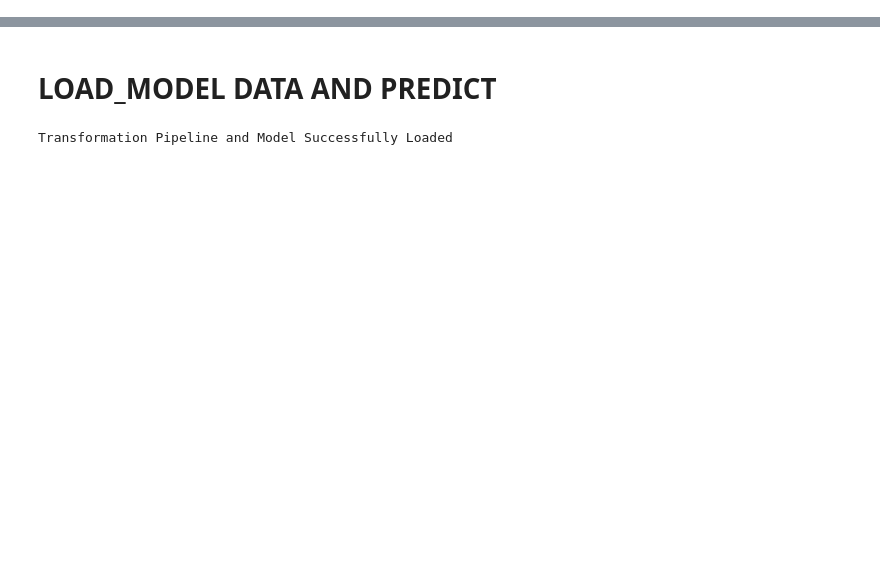
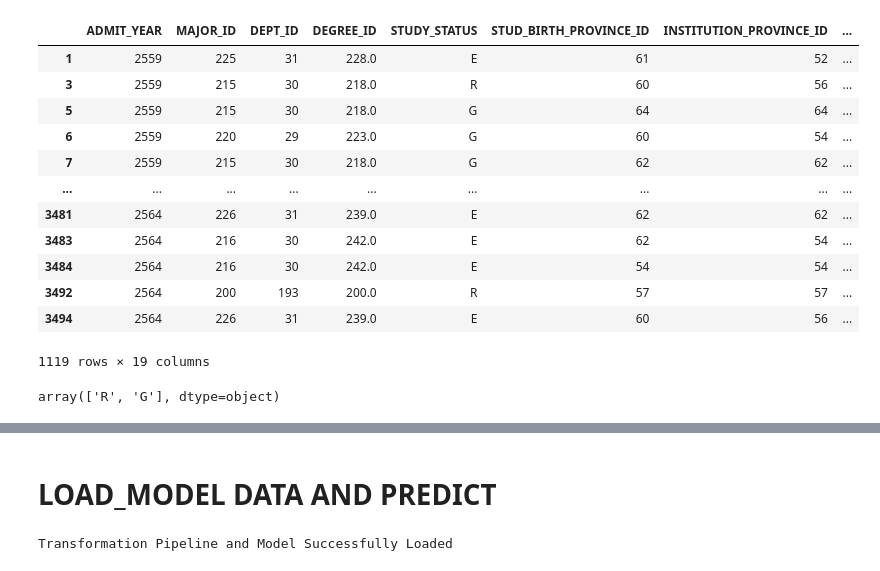
Before and after one commit to MossOcelot/PredictDropoutStudent, a Jupyter notebook: model/feature_data_.ipynb, the cells around one changed output, grey strips where cells are left out. Saved outputs shown, nothing was run; the diff lists cells and outputs as text; code cells hidden in the pictures; blank space fills up the shorter version.

```diff
--- a/model/feature_data_.ipynb
+++ b/model/feature_data_.ipynb
@@ -100,0 +113,24 @@ Transformation Pipeline and Model Successfully Saved
+# %%
+clean_data = clean_data.drop(['STUDENT_ID','STATUS_DESC_THAI','STILL_STUDENT','ENT_METHOD','ENT_METHOD_DESC','PROVINCE_NAME_THAI','PREV_INSTITUTION_NAME','INSTITUTION_PROVINCE_NAME','PARENTS_MARRIED_NAME','PARENTS_MARRIED_NAME_CODE'],axis=1)
+# %%
+clean_data = clean_data[( (clean_data['STUDY_STATUS'] == 'G') & (clean_data['เกรดปี4เทอม1'] != 0) & (clean_data['เกรดปี3เทอม2'] != 0) ) | (clean_data['STUDY_STATUS'] == 'R') | (clean_data['STUDY_STATUS'] == 'E') ]
+# %%
+clean_data = clean_data[clean_data['INSTITUTION_PROVINCE_ID'] != 'XX']
+# %%
+clean_data = clean_data[clean_data['STUDY_STATUS'] != 'OK']
+# %%
+clean_data
+# %% [output]
+|  | ADMIT_YEAR | MAJOR_ID | DEPT_ID | DEGREE_ID | STUDY_STATUS | STUD_BIRTH_PROVINCE_ID | INSTITUTION_PROVINCE_ID | ... |
+| 1 | 2559 | 225 | 31 | 228.0 | E | 61 | 52 | ... |
+| 3 | 2559 | 215 | 30 | 218.0 | R | 60 | 56 | ... |
+| 5 | 2559 | 215 | 30 | 218.0 | G | 64 | 64 | ... |
+| 6 | 2559 | 220 | 29 | 223.0 | G | 60 | 54 | ... |
+| 7 | 2559 | 215 | 30 | 218.0 | G | 62 | 62 | ... |
+| ... | ... | ... | ... | ... | ... | ... | ... | ... |
+| 3481 | 2564 | 226 | 31 | 239.0 | E | 62 | 62 | ... |
+| 3483 | 2564 | 216 | 30 | 242.0 | E | 62 | 54 | ... |
+| 3484 | 2564 | 216 | 30 | 242.0 | E | 54 | 54 | ... |
+| 3492 | 2564 | 200 | 193 | 200.0 | R | 57 | 57 | ... |
+| 3494 | 2564 | 226 | 31 | 239.0 | E | 60 | 56 | ... |
+1119 rows × 19 columns
@@ -100,0 +143,4 @@ Transformation Pipeline and Model Successfully Saved
+# %%
+clean_data['STUDY_STATUS'].unique()
+# %% [output]
+array(['R', 'G'], dtype=object)
```
Also changed, not shown: parts of 44 cells of this notebook, 2 other files.
